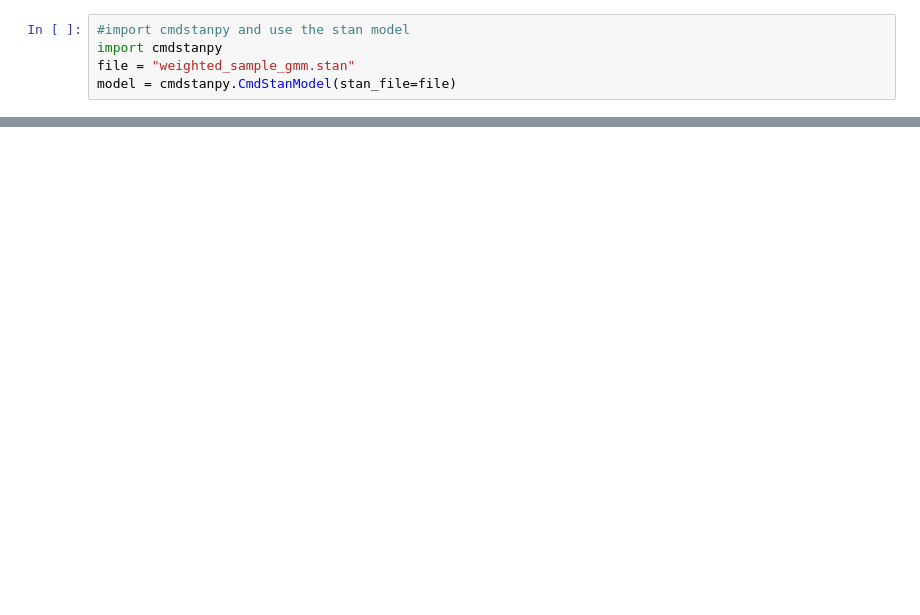
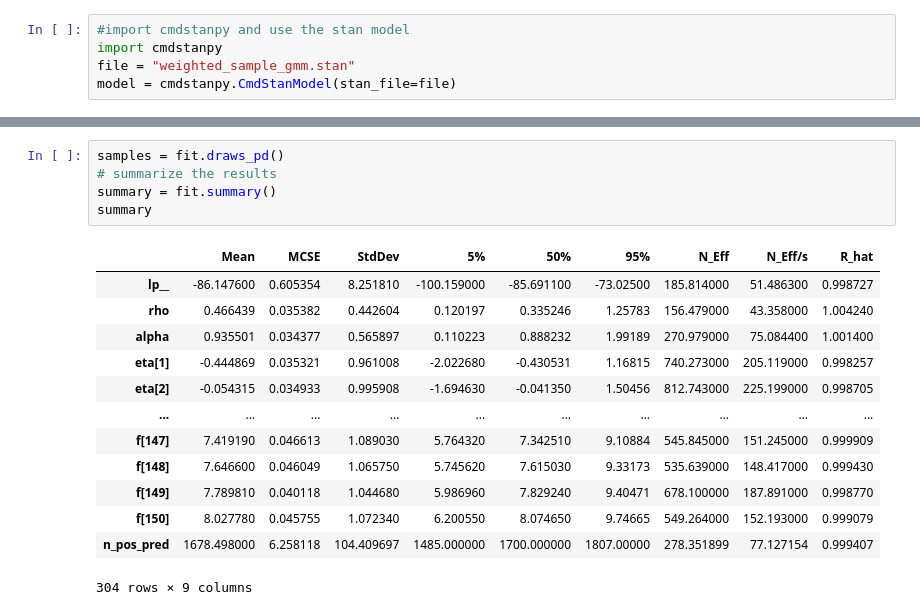
Before and after one commit to louisfh/stan_models, a Jupyter notebook: weighted_sample_gmm.ipynb, the cells around one changed output, grey strips where cells are left out. Cells and saved outputs as stored; diff of their text form; blank space fills up the shorter version.

```diff
--- a/weighted_sample_gmm.ipynb
+++ b/weighted_sample_gmm.ipynb
@@ -100,0 +168,19 @@ summary
+# %%
+samples = fit.draws_pd()
+# summarize the results
+summary = fit.summary()
+summary
+# %% [output]
+|  | Mean | MCSE | StdDev | 5% | 50% | 95% | N_Eff | N_Eff/s | R_hat |
+| lp__ | -86.147600 | 0.605354 | 8.251810 | -100.159000 | -85.691100 | -73.02500 | 185.814000 | 51.486300 | 0.998727 |
+| rho | 0.466439 | 0.035382 | 0.442604 | 0.120197 | 0.335246 | 1.25783 | 156.479000 | 43.358000 | 1.004240 |
+| alpha | 0.935501 | 0.034377 | 0.565897 | 0.110223 | 0.888232 | 1.99189 | 270.979000 | 75.084400 | 1.001400 |
+| eta[1] | -0.444869 | 0.035321 | 0.961008 | -2.022680 | -0.430531 | 1.16815 | 740.273000 | 205.119000 | 0.998257 |
+| eta[2] | -0.054315 | 0.034933 | 0.995908 | -1.694630 | -0.041350 | 1.50456 | 812.743000 | 225.199000 | 0.998705 |
+| ... | ... | ... | ... | ... | ... | ... | ... | ... | ... |
+| f[147] | 7.419190 | 0.046613 | 1.089030 | 5.764320 | 7.342510 | 9.10884 | 545.845000 | 151.245000 | 0.999909 |
+| f[148] | 7.646600 | 0.046049 | 1.065750 | 5.745620 | 7.615030 | 9.33173 | 535.639000 | 148.417000 | 0.999430 |
+| f[149] | 7.789810 | 0.040118 | 1.044680 | 5.986960 | 7.829240 | 9.40471 | 678.100000 | 187.891000 | 0.998770 |
+| f[150] | 8.027780 | 0.045755 | 1.072340 | 6.200550 | 8.074650 | 9.74665 | 549.264000 | 152.193000 | 0.999079 |
+| n_pos_pred | 1678.498000 | 6.258118 | 104.409697 | 1485.000000 | 1700.000000 | 1807.00000 | 278.351899 | 77.127154 | 0.999407 |
+304 rows × 9 columns
```
Also changed, not shown: parts of 9 cells of this notebook, 5 other files.
